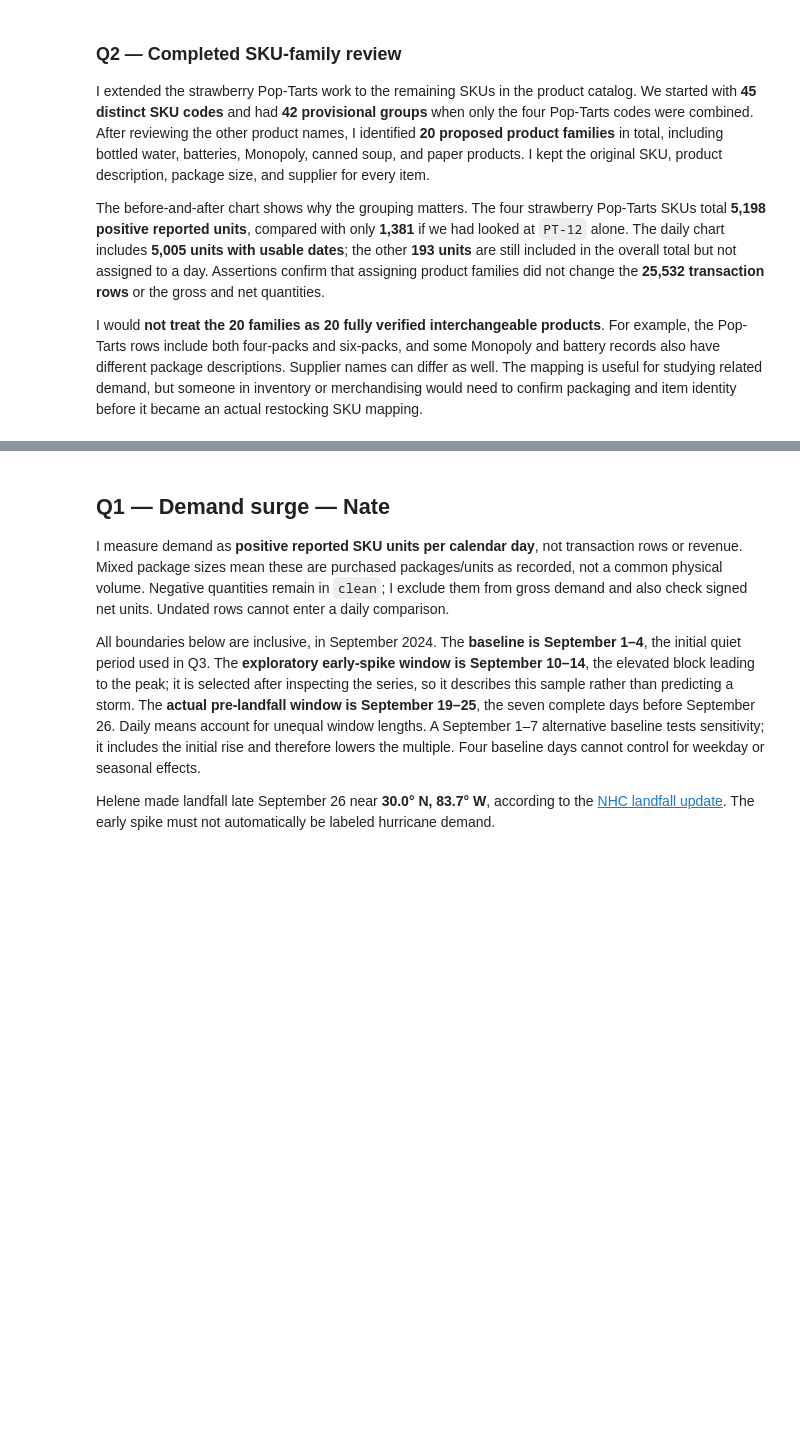
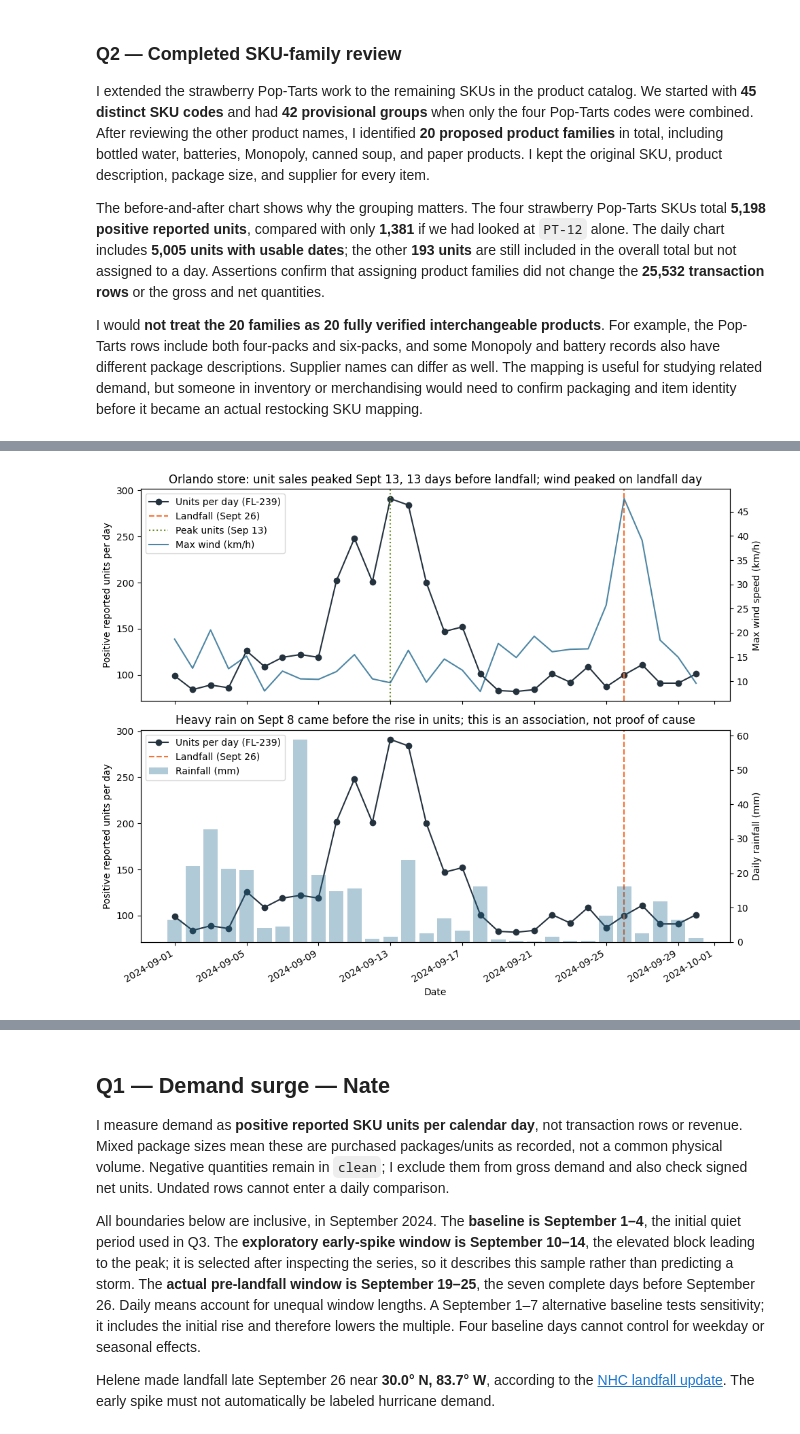
Before and after one commit to NateG-10/F26-DS2002-Midterm-Repo-Nate-Mohamed-Mouad, a Jupyter notebook: notebooks/team_notebook.ipynb, the cells around one changed output, grey strips where cells are left out. Saved outputs shown, nothing was run; the diff lists cells and outputs as text; code cells hidden in the pictures; blank space fills up the shorter version.

```diff
--- a/notebooks/team_notebook.ipynb
+++ b/notebooks/team_notebook.ipynb
@@ -1400,0 +1415,37 @@ plt.show()
+# %%
+fig, (ax, axr) = plt.subplots(2, 1, figsize=(10, 8), sharex=True)
+
+# Top: units and wind
+ax.plot(q3_merged["date"], q3_merged["units"], marker="o", color="#24323E", label="Units per day (FL-239)")
+ax.axvline(LANDFALL, color="#F67132", linestyle="--", label="Landfall (Sept 26)")
+ax.axvline(peak_day, color="#6B8E23", linestyle=":", label=f"Peak units ({peak_day:%b %d})")
+ax.set_ylabel("Positive reported units per day")
+axw = ax.twinx()
+axw.plot(q3_merged["date"], q3_merged["windspeed_10m_max"], color="#21688D", alpha=0.8, label="Max wind (km/h)")
+axw.set_ylabel("Max wind speed (km/h)")
+h1, l1 = ax.get_legend_handles_labels()
+h2, l2 = axw.get_legend_handles_labels()
+ax.legend(h1 + h2, l1 + l2, loc="upper left")
+ax.set_title("Orlando store: unit sales peaked Sept 13, 13 days before landfall; wind peaked on landfall day")
+
+# Bottom: units and rainfall
+axr.plot(q3_merged["date"], q3_merged["units"], marker="o", color="#24323E", label="Units per day (FL-239)")
+axr.axvline(LANDFALL, color="#F67132", linestyle="--", label="Landfall (Sept 26)")
+axr.set_ylabel("Positive reported units per day")
+axr.set_xlabel("Date")
+axp = axr.twinx()
+axp.bar(q3_merged["date"], q3_merged["precipitation_sum"], color="#21688D", alpha=0.35, label="Rainfall (mm)")
+axp.set_ylabel("Daily rainfall (mm)")
+h1, l1 = axr.get_legend_handles_labels()
+h2, l2 = axp.get_legend_handles_labels()
+axr.legend(h1 + h2, l1 + l2, loc="upper left")
+axr.set_title("Heavy rain on Sept 8 came before the rise in units; this is an association, not proof of cause")
+
+fig.autofmt_xdate()
+fig.tight_layout()
+OUT_DIR = REPO_ROOT / "outputs"
+OUT_DIR.mkdir(exist_ok=True)
+fig.savefig(OUT_DIR / "Q3_orlando_units_vs_weather.png", dpi=150)
+plt.show()
+# %% [output]
+[figure, added]
```
Also changed, not shown: parts of 13 cells of this notebook, 2 other files.
